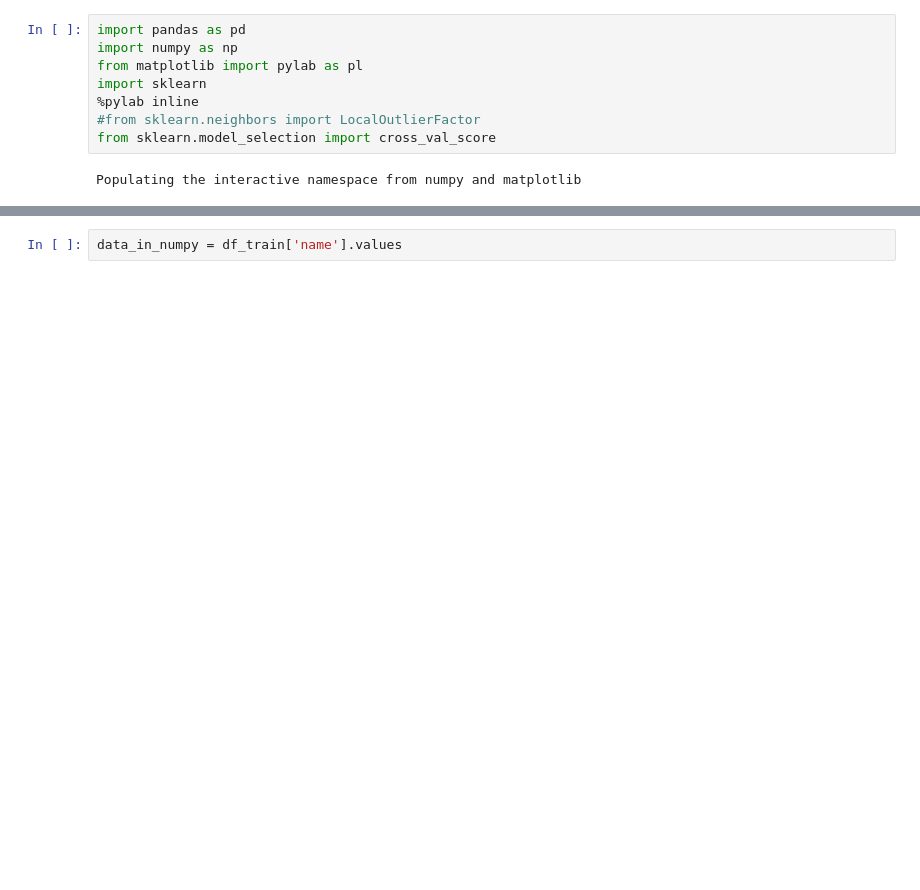
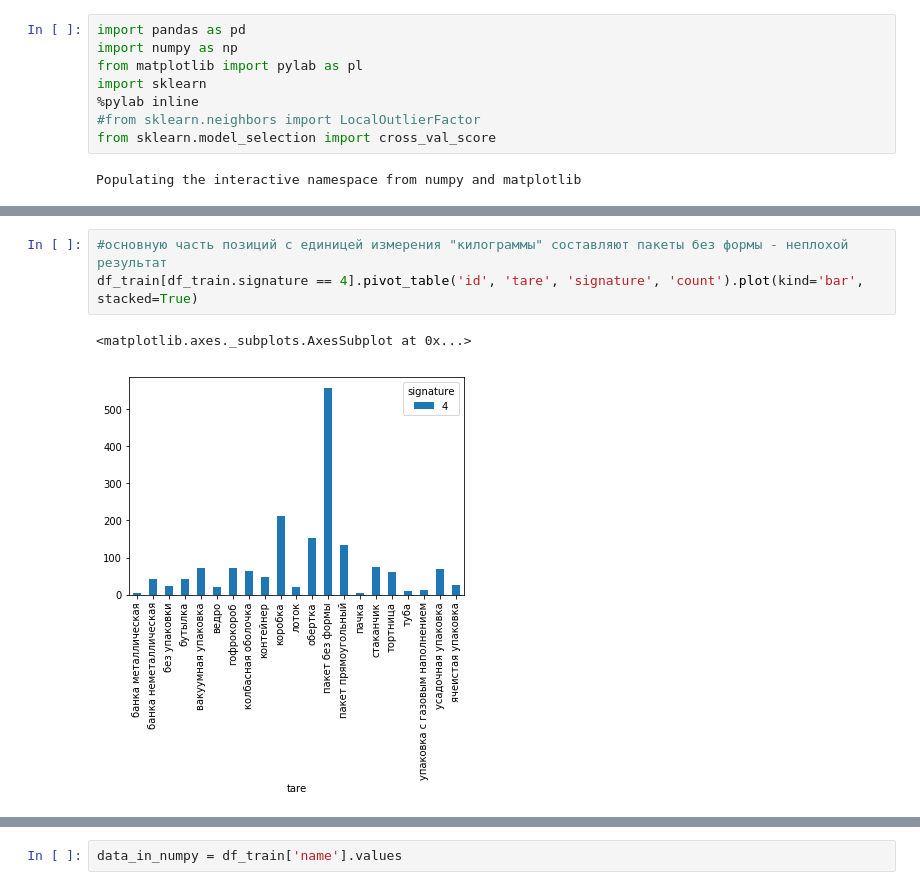
Before and after one commit to ipospelov/text-classification-skbkontur, a Jupyter notebook: report.ipynb, the cells around one changed output, grey strips where cells are left out. Cells and saved outputs as stored; diff of their text form; blank space fills up the shorter version.

```diff
--- a/report.ipynb
+++ b/report.ipynb
@@ -45,0 +52,6 @@ df_train
+# %%
+#основную часть позиций с единицей измерения "килограммы" составляют пакеты без формы - неплохой результат
+df_train[df_train.signature == 4].pivot_table('id', 'tare', 'signature', 'count').plot(kind='bar', stacked=True)
+# %% [output]
+<matplotlib.axes._subplots.AxesSubplot at 0x...>
+[figure, added]
```
Also changed, not shown: parts of 17 cells of this notebook.
